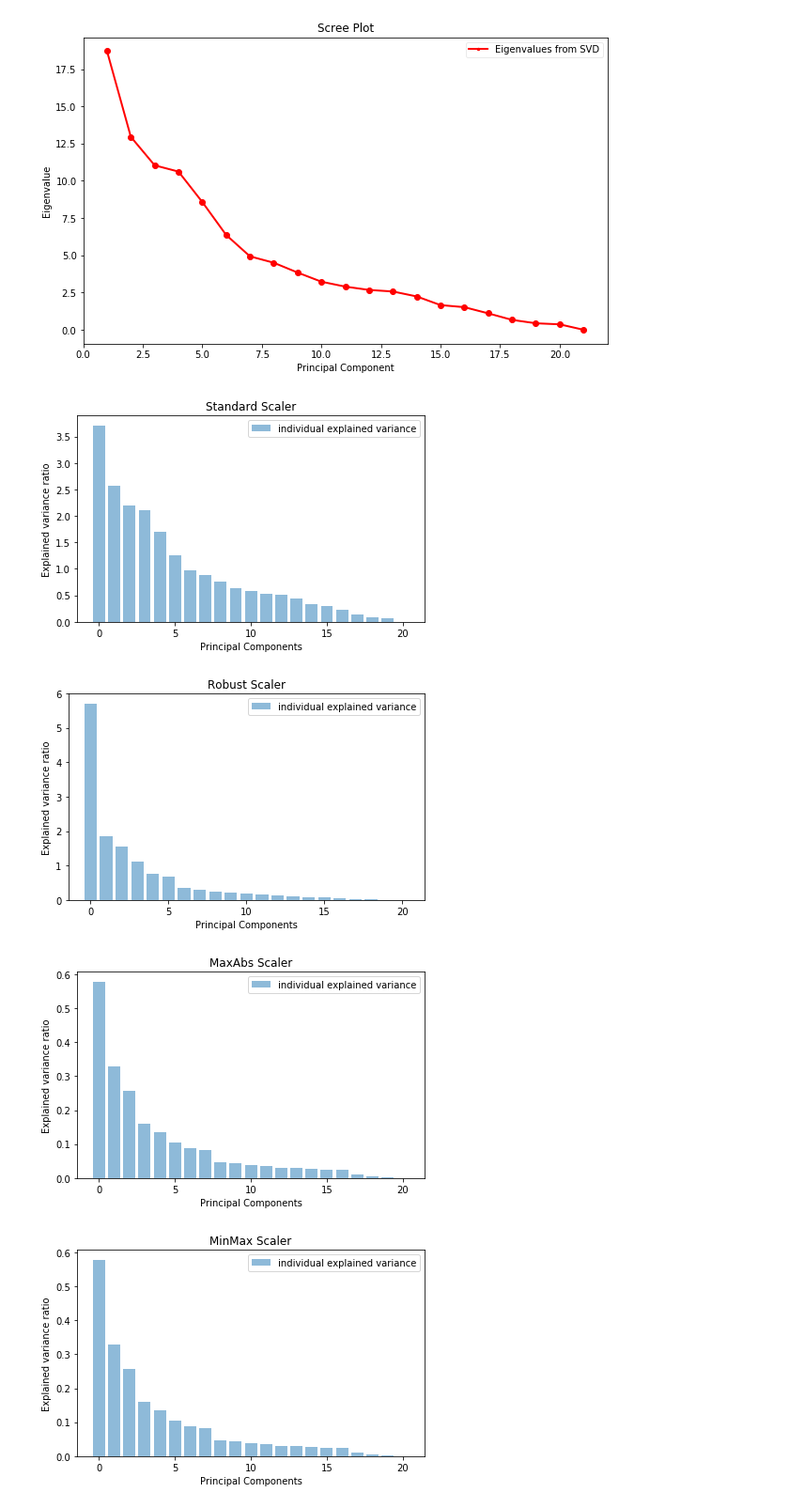
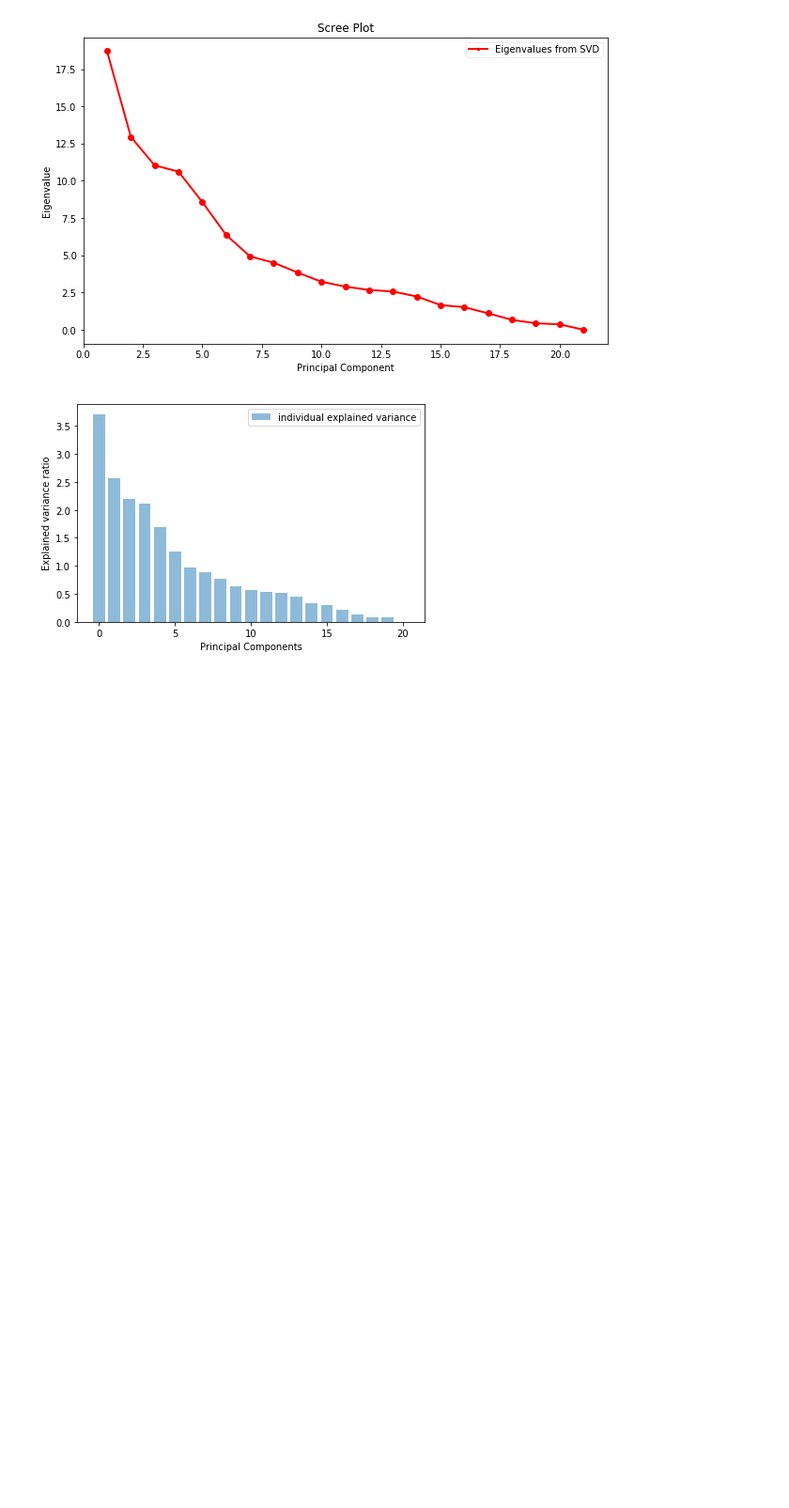
Before and after one commit to Data-Competition/Super-Mario, a Jupyter notebook: mushroom-report-v1.ipynb, the cells around one changed output. Shown: that part at 94% size. Saved outputs shown, nothing was run; the diff lists cells and outputs as text; code cells hidden in the pictures; blank space fills up the shorter version.

```diff
--- a/mushroom-report-v1.ipynb
+++ b/mushroom-report-v1.ipynb
@@ -136,17 +136,6 @@ Column : cap-surface
 # Data Labeling
 from sklearn.preprocessing import LabelEncoder, OneHotEncoder
 
-"""
-for c in data.columns[1:]:
-    le = LabelEncoder()
-    data[c] = le.fit_transform(data[c])
-
-    ohe = OneHotEncoder()
-    tmp = ohe.fit_transform(data[c])
-
-    print(c, tmp)
-"""
-
 le = LabelEncoder()  # robust way
 for i in data.columns:
     data[i] = le.fit_transform(data[i])
@@ -256,21 +250,20 @@ plt.show()
 [figure]
 # %%
 # 1. PCA
-for idx, x in enumerate(x_scaled):
+for idx, x in enumerate(x_scaled[:1]):
     pca = PCA()
     pca.fit_transform(x)
 
     plt.figure(figsize=(6, 4))
     plt.bar(range(21), pca.explained_variance_, alpha=0.5,
             align='center', label='individual explained variance')
 
-    plt.title('%s Scaler' % (list(scalers.keys())[idx] if not idx == 4 else "None"))
+    # plt.title('%s Scaler' % (list(scalers.keys())[idx] if not idx == 4 else "None"))
     plt.ylabel('Explained variance ratio')
     plt.xlabel('Principal Components')
     plt.legend(loc='best')
     plt.tight_layout()
+    plt.savefig('./variance_pcs.png')
+    plt.show()
 # %% [output]
-[figure, old version]
+[figure, new version]
-[figure, removed]
-[figure, removed]
-[figure, removed]
```
Also changed, not shown: parts of 5 cells of this notebook, 7 other files.
